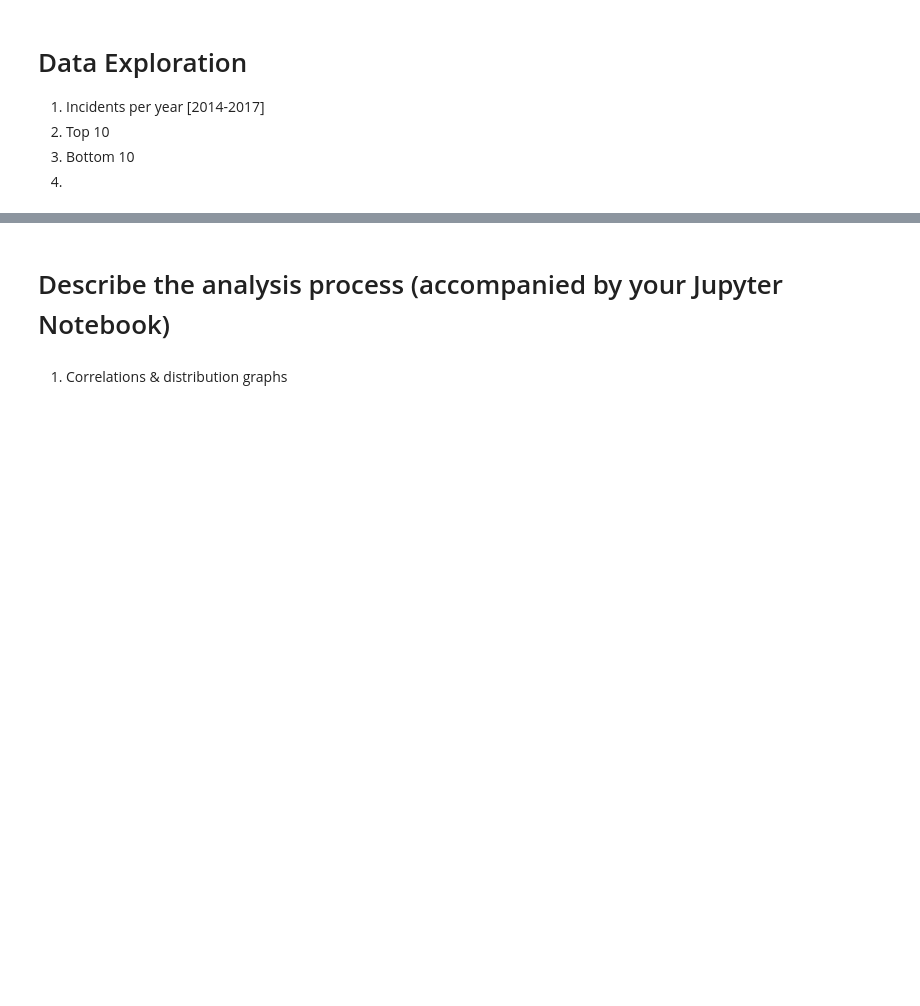
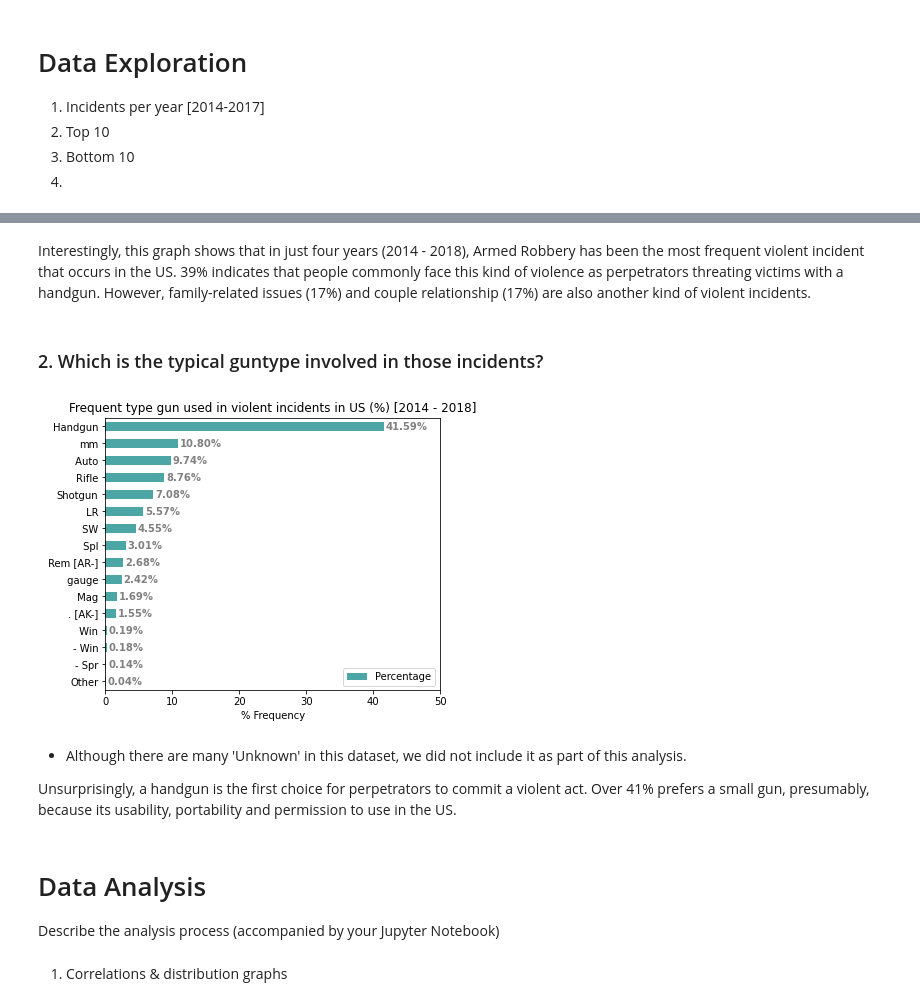
Before and after one commit to palolo02/Project1, a Jupyter notebook: Crime in US.ipynb, the cells around one changed output, grey strips where cells are left out. Saved outputs shown, nothing was run; the diff lists cells and outputs as text; code cells hidden in the pictures; blank space fills up the shorter version.

```diff
--- a/Crime in US.ipynb
+++ b/Crime in US.ipynb
@@ -128,7 +166,45 @@ Paolo:
+# %% [markdown]
+Interestingly, this graph shows that in just four years (2014 - 2018), Armed Robbery has been the most frequent violent incident that occurs in the US. 39% indicates that people commonly face this kind of violence as perpetrators threating victims with a handgun. However, family-related issues (17%) and couple relationship (17%) are also another kind of violent incidents.
+# %% [markdown]
+### 2. Which is the typical guntype involved in those incidents?
+# %%
+# Filter years 2014 - 2018
+gun = gunTypeDF.loc[(gunTypeDF["year"] > 2013) & (gunTypeDF["year"] < 2019) & (gunTypeDF["Value"] != "Unknown")]
+gun = gun.groupby(by=["Value"], as_index=False).aggregate({"incident_id":"count",
+                                                          "Total":"sum",
+                                                          "n_killed":"max",
+                                                          "n_injured":"max"})
+gunTotal = gun["Total"].sum()
+gun["Percentage"] = (gun["Total"]/gunTotal)*100
+gun = gun.sort_values(by="Percentage",ascending=True)
+gun = gun.loc[:,["Value","Percentage"]]
+gun.set_index("Value",inplace=True)
+
+
+# Plot
+ax = gun.plot(kind="barh",align="center", color="teal", alpha=0.7, figsize=(6,5))
+plt.title(f"Frequent type gun used in violent incidents in US (%) [2014 - 2018]")
+plt.ylabel("")
+plt.xlabel("% Frequency")
+plt.xlim(0,50)
+ax.get_legend().set_bbox_to_anchor((1, 0.1))
+
+#Add data labels to graph
+for i, value in enumerate(gun["Percentage"]):
+    ax.text(value + 0.3, i - 0.2, str("{:,.2f}%".format(value)), color='grey', fontweight='bold')
+
+plt.show()
+# %% [output]
+[figure, added]
+# %% [markdown]
++ Although there are many 'Unknown' in this dataset, we did not include it as part of this analysis.
+
+Unsurprisingly, a handgun is the first choice for perpetrators to commit a violent act. Over 41% prefers a small gun, presumably, because its usability, portability and permission to use in the US.
 # %%
 Mike:
 # %% [markdown]
-# Describe the analysis process (accompanied by your Jupyter Notebook)
+# Data Analysis
+Describe the analysis process (accompanied by your Jupyter Notebook)
 # %% [markdown]
 1. Correlations & distribution graphs
 # %%
```
Also changed, not shown: parts of 11 cells of this notebook.
